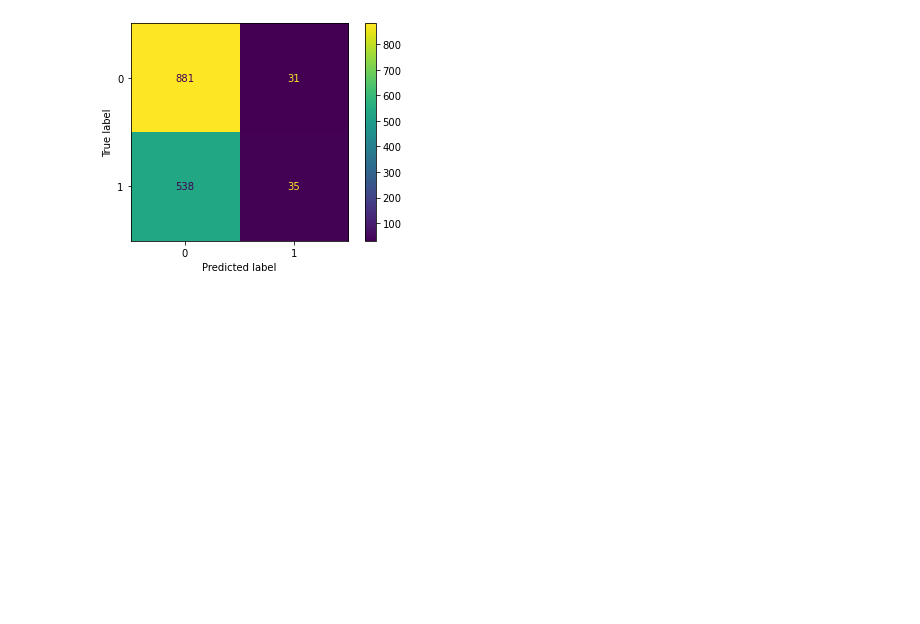
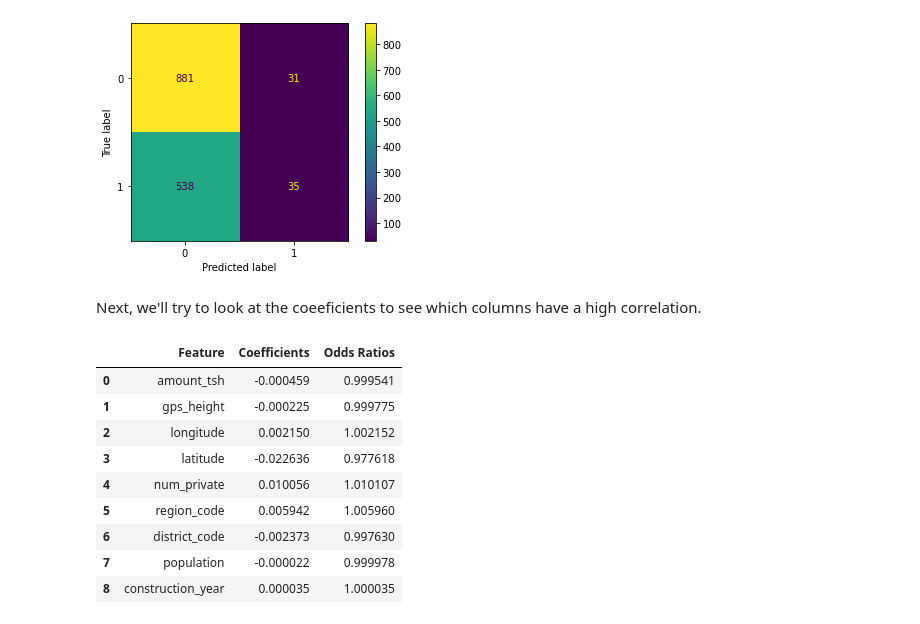
Before and after one commit to Zxhjlk/Phase3Project, a Jupyter notebook: notebooks/DataCleaning.ipynb, the cells around one changed output. Cells and saved outputs as stored; diff of their text form; code cells hidden in the pictures; blank space fills up the shorter version.

```diff
--- a/notebooks/DataCleaning.ipynb
+++ b/notebooks/DataCleaning.ipynb
@@ -83,3 +98,22 @@ disp.plot()
 # %% [output]
 <sklearn.metrics._plot.confusion_matrix.ConfusionMatrixDisplay at 0x...>
 [figure]
+# %% [markdown]
+Next, we'll try to look at the coeeficients to see which columns have a high correlation.
+# %%
+coefficients = model.coef_[0]
+odds_ratios = np.exp(coefficients)
+
+feature_importance = pd.DataFrame({'Feature': X.columns, 'Coefficients': coefficients, 'Odds Ratios': odds_ratios})
+feature_importance
+# %% [output]
+|  | Feature | Coefficients | Odds Ratios |
+| 0 | amount_tsh | -0.000459 | 0.999541 |
+| 1 | gps_height | -0.000225 | 0.999775 |
+| 2 | longitude | 0.002150 | 1.002152 |
+| 3 | latitude | -0.022636 | 0.977618 |
+| 4 | num_private | 0.010056 | 1.010107 |
+| 5 | region_code | 0.005942 | 1.005960 |
+| 6 | district_code | -0.002373 | 0.997630 |
+| 7 | population | -0.000022 | 0.999978 |
+| 8 | construction_year | 0.000035 | 1.000035 |
```
Also changed, not shown: parts of 13 cells of this notebook.
